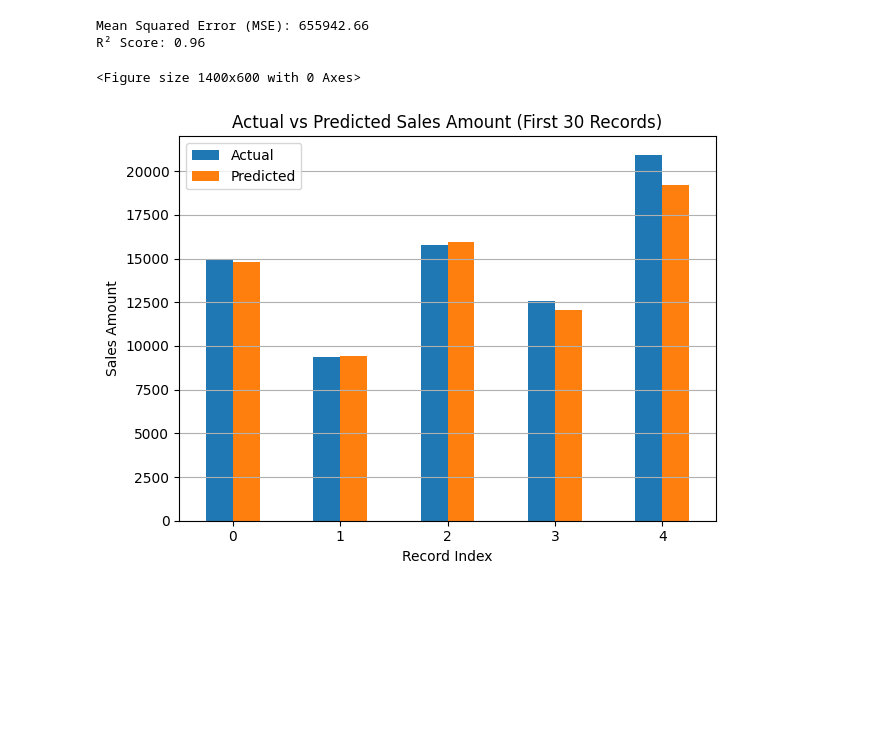
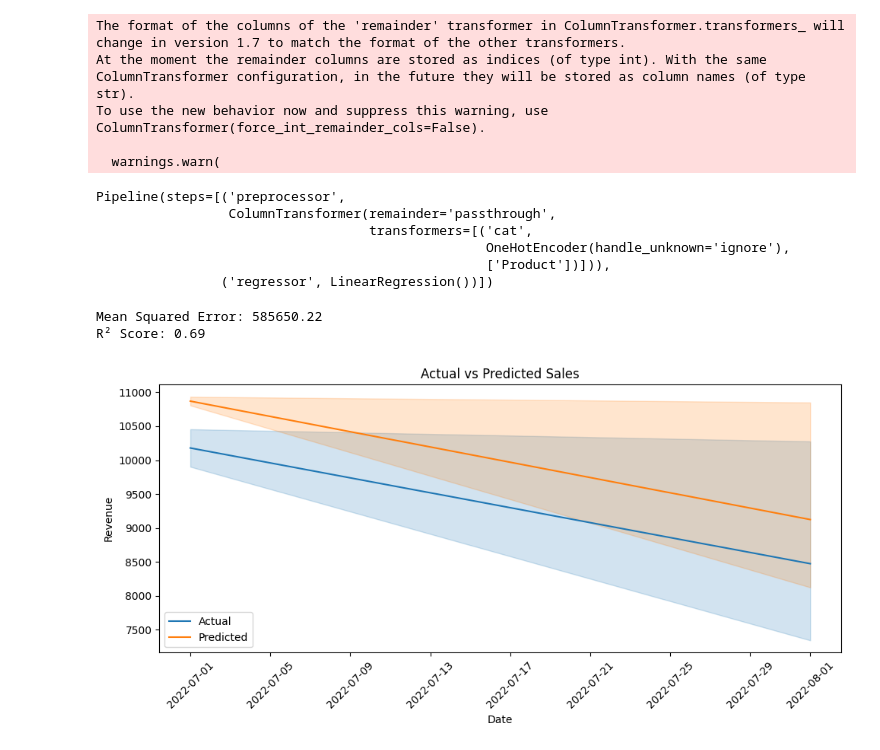
Before and after one commit to divyasri2446/Sales-Forecasting-with-Linear-Regression, a Jupyter notebook: Sales Forecasting.ipynb, the cells around one changed output. Drawn from its saved outputs; the diff is of its cells as text; code cells hidden in the pictures; blank space fills up the shorter version.

```diff
--- a/Sales Forecasting.ipynb
+++ b/Sales Forecasting.ipynb
@@ -13,3 +20,3 @@ df = pd.read_csv("Modified_Chocolate_Sales.csv")
 # %%
-# Step 2: Handle missing values (if any)
-df = df.dropna()
+# Step 4: Drop missing values
+df.dropna(inplace=True)
@@ -47,0 +23,7 @@ Pipeline(steps=[('preprocessor',
+# %%
+# Step 5: Define features and target
+X = df[['Date', 'Product', 'Boxes Shipped']].copy()
+X['Month'] = X['Date'].dt.month
+X['Year'] = X['Date'].dt.year
+X.drop(columns='Date', inplace=True)
+y = df['Amount']
@@ -48 +41,21 @@ Pipeline(steps=[('preprocessor',
+# %%
+# Step 7: Time-based train-test split
+split_index = int(0.8 * len(X))
+X_train, X_test = X.iloc[:split_index], X.iloc[split_index:]
+y_train, y_test = y.iloc[:split_index], y.iloc[split_index:]
+# %%
+# Step 8: Train model
+pipeline.fit(X_train, y_train)
+# %% [output]
+The format of the columns of the 'remainder' transformer in ColumnTransformer.transformers_ will change in version 1.7 to match the format of the other transformers.
+At the moment the remainder columns are stored as indices (of type int). With the same ColumnTransformer configuration, in the future they will be stored as column names (of type str).
+To use the new behavior now and suppress this warning, use ColumnTransformer(force_int_remainder_cols=False).
+
+  warnings.warn(
+Pipeline(steps=[('preprocessor',
+                 ColumnTransformer(remainder='passthrough',
+                                   transformers=[('cat',
+                                                  OneHotEncoder(handle_unknown='ignore'),
+                                                  ['Product'])])),
+                ('regressor', LinearRegression())])
 # %%
@@ -51,27 +66,23 @@ y_pred = pipeline.predict(X_test)
 # %%
-
-# Step 8: Evaluate the model
-mse = mean_squared_error(y_test, y_pred)
-r2 = r2_score(y_test, y_pred)
-print(f"Mean Squared Error (MSE): {mse:.2f}")
+print(f"Mean Squared Error: {mse:.2f}")
 print(f"R² Score: {r2:.2f}")
 # %% [output]
-Mean Squared Error (MSE): 655942.66
-R² Score: 0.96
+Mean Squared Error: 585650.22
+R² Score: 0.69
-# %%
-# Step 9: Plot Actual vs Predicted Sales (Bar Plot)
-comparison_df = pd.DataFrame({'Actual': y_test.values, 'Predicted': y_pred})
-comparison_df = comparison_df.reset_index(drop=True).head(30)
-
-plt.figure(figsize=(14, 6))
-comparison_df.plot(kind='bar')
-plt.title('Actual vs Predicted Sales Amount (First 30 Records)')
-plt.xlabel('Record Index')
-plt.ylabel('Sales Amount')
-plt.xticks(rotation=0)
-plt.grid(axis='y')
-plt.tight_layout()
-plt.show()
-# %% [output]
-<Figure size 1400x600 with 0 Axes>
-[figure, removed]
+# %%
+# Step 10: Plot actual vs predicted
+results_df = df.iloc[split_index:].copy()
+results_df['Predicted_Amount'] = y_pred
+# %%
+plt.figure(figsize=(10, 5))
+sns.lineplot(x='Date', y='Amount', data=results_df, label='Actual')
+sns.lineplot(x='Date', y='Predicted_Amount', data=results_df, label='Predicted')
+plt.title('Actual vs Predicted Sales')
+plt.xlabel('Date')
+plt.ylabel('Revenue')
+plt.legend()
+plt.xticks(rotation=45)
+plt.tight_layout()
+plt.show()
+# %% [output]
+[figure, added]
```
Also changed, not shown: parts of 12 cells of this notebook.
